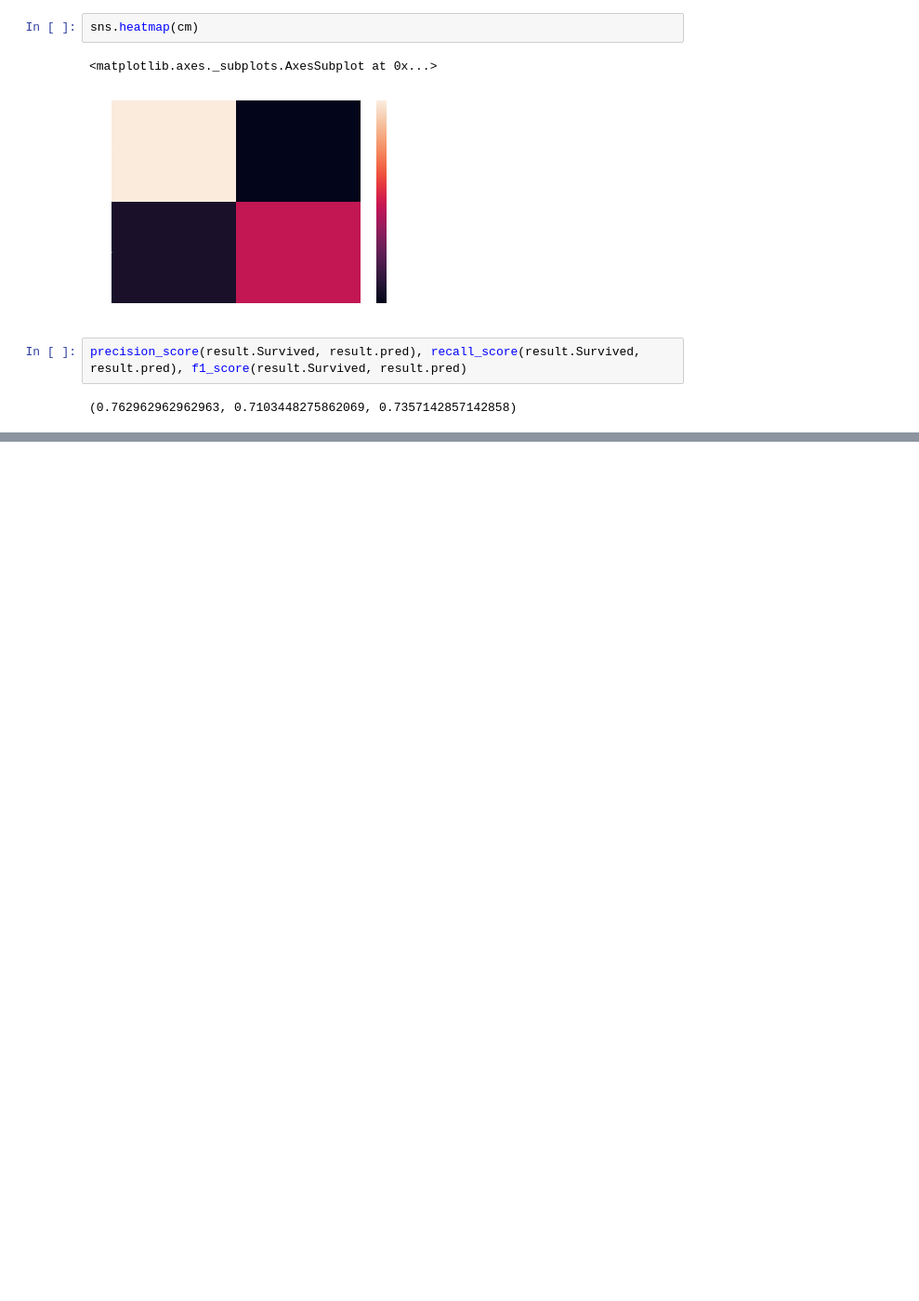
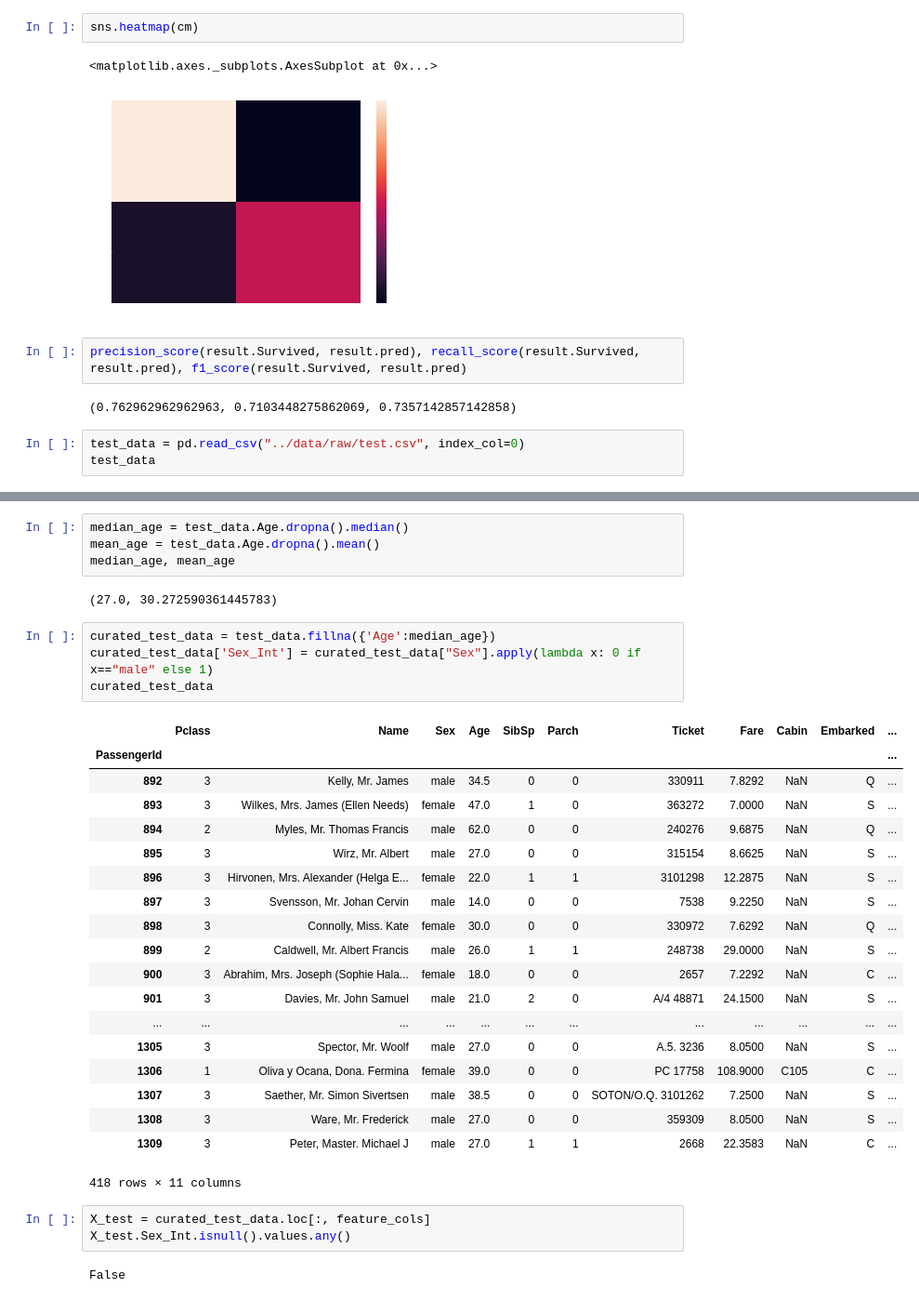
Before and after one commit to parthjshah95/kaggle-1-titanic, a Jupyter notebook: notebooks/data_exploration.ipynb, the cells around one changed output, grey strips where cells are left out. Shown: that part at 93% size. Saved outputs shown, nothing was run; the diff lists cells and outputs as text; blank space fills up the shorter version.

```diff
--- a/notebooks/data_exploration.ipynb
+++ b/notebooks/data_exploration.ipynb
@@ -186,3 +188,6 @@ sns.heatmap(cm)
 precision_score(result.Survived, result.pred), recall_score(result.Survived, result.pred), f1_score(result.Survived, result.pred)
 # %% [output]
 (0.762962962962963, 0.7103448275862069, 0.7357142857142858)
+# %%
+test_data = pd.read_csv("../data/raw/test.csv", index_col=0)
+test_data
@@ -188,0 +214,35 @@ precision_score(result.Survived, result.pred), recall_score(result.Survived, res
+# %%
+median_age = test_data.Age.dropna().median()
+mean_age = test_data.Age.dropna().mean()
+median_age, mean_age
+# %% [output]
+(27.0, 30.272590361445783)
+# %%
+curated_test_data = test_data.fillna({'Age':median_age})
+curated_test_data['Sex_Int'] = curated_test_data["Sex"].apply(lambda x: 0 if x=="male" else 1)
+curated_test_data
+# %% [output]
+|  | Pclass | Name | Sex | Age | SibSp | Parch | Ticket | Fare | Cabin | Embarked | ... |
+| PassengerId |  |  |  |  |  |  |  |  |  |  | ... |
+| 892 | 3 | Kelly, Mr. James | male | 34.5 | 0 | 0 | 330911 | 7.8292 | NaN | Q | ... |
+| 893 | 3 | Wilkes, Mrs. James (Ellen Needs) | female | 47.0 | 1 | 0 | 363272 | 7.0000 | NaN | S | ... |
+| 894 | 2 | Myles, Mr. Thomas Francis | male | 62.0 | 0 | 0 | 240276 | 9.6875 | NaN | Q | ... |
+| 895 | 3 | Wirz, Mr. Albert | male | 27.0 | 0 | 0 | 315154 | 8.6625 | NaN | S | ... |
+| 896 | 3 | Hirvonen, Mrs. Alexander (Helga E... | female | 22.0 | 1 | 1 | 3101298 | 12.2875 | NaN | S | ... |
+| 897 | 3 | Svensson, Mr. Johan Cervin | male | 14.0 | 0 | 0 | 7538 | 9.2250 | NaN | S | ... |
+| 898 | 3 | Connolly, Miss. Kate | female | 30.0 | 0 | 0 | 330972 | 7.6292 | NaN | Q | ... |
+| 899 | 2 | Caldwell, Mr. Albert Francis | male | 26.0 | 1 | 1 | 248738 | 29.0000 | NaN | S | ... |
+| 900 | 3 | Abrahim, Mrs. Joseph (Sophie Hala... | female | 18.0 | 0 | 0 | 2657 | 7.2292 | NaN | C | ... |
+| 901 | 3 | Davies, Mr. John Samuel | male | 21.0 | 2 | 0 | A/4 48871 | 24.1500 | NaN | S | ... |
+| ... | ... | ... | ... | ... | ... | ... | ... | ... | ... | ... | ... |
+| 1305 | 3 | Spector, Mr. Woolf | male | 27.0 | 0 | 0 | A.5. 3236 | 8.0500 | NaN | S | ... |
+| 1306 | 1 | Oliva y Ocana, Dona. Fermina | female | 39.0 | 0 | 0 | PC 17758 | 108.9000 | C105 | C | ... |
+| 1307 | 3 | Saether, Mr. Simon Sivertsen | male | 38.5 | 0 | 0 | SOTON/O.Q. 3101262 | 7.2500 | NaN | S | ... |
+| 1308 | 3 | Ware, Mr. Frederick | male | 27.0 | 0 | 0 | 359309 | 8.0500 | NaN | S | ... |
+| 1309 | 3 | Peter, Master. Michael J | male | 27.0 | 1 | 1 | 2668 | 22.3583 | NaN | C | ... |
+418 rows × 11 columns
+# %%
+X_test = curated_test_data.loc[:, feature_cols]
+X_test.Sex_Int.isnull().values.any()
+# %% [output]
+False
```
Also changed, not shown: parts of 5 cells of this notebook, 1 other file.
